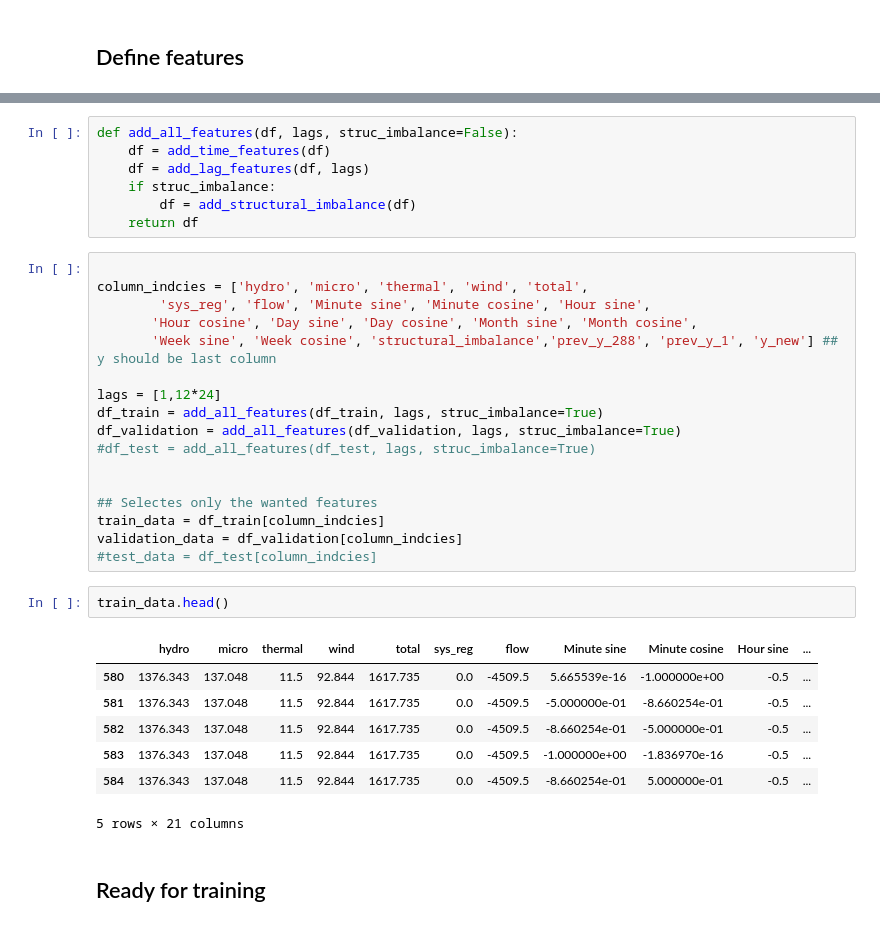
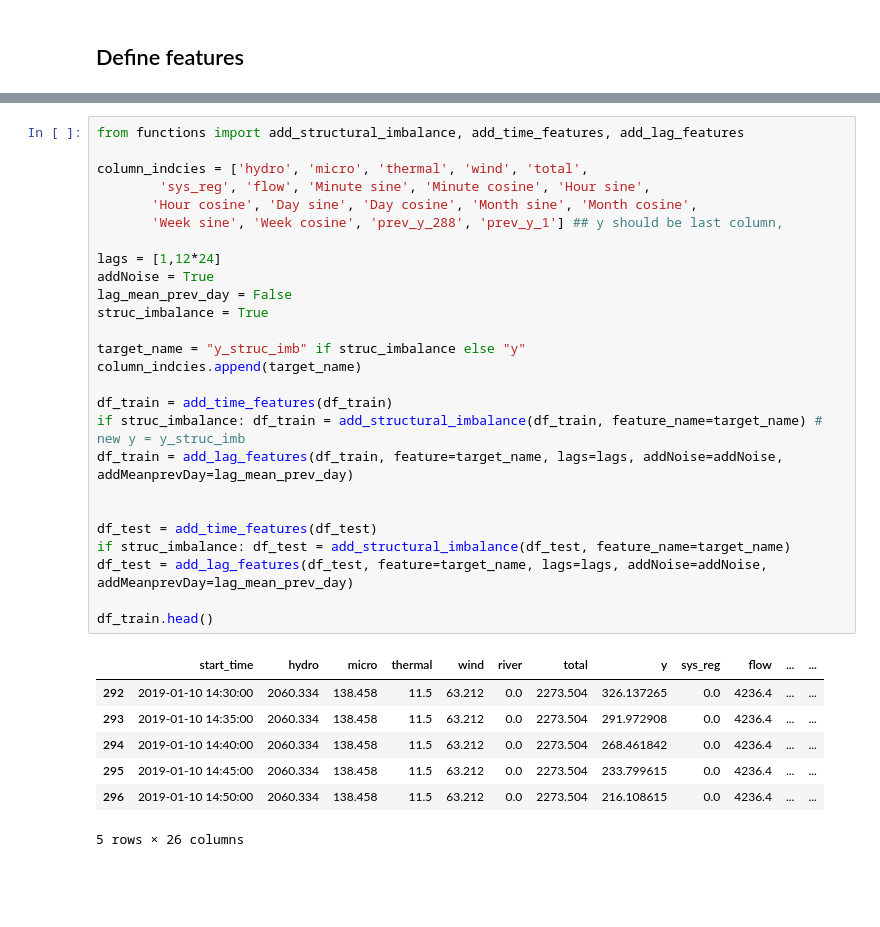
Before and after one commit to Kohmann/DL-power-imbalance-forecasting, a Jupyter notebook: model_training.ipynb, the cells around one changed output, grey strips where cells are left out. Saved outputs shown, nothing was run; the diff lists cells and outputs as text; blank space fills up the shorter version.

```diff
--- a/model_training.ipynb
+++ b/model_training.ipynb
@@ -104,36 +51,34 @@ df_train.head()
-# %%
-def add_all_features(df, lags, struc_imbalance=False):
-    df = add_time_features(df)
-    df = add_lag_features(df, lags)
-    if struc_imbalance:
-        df = add_structural_imbalance(df)
-    return df
 # %%
+from functions import add_structural_imbalance, add_time_features, add_lag_features
 
 column_indcies = ['hydro', 'micro', 'thermal', 'wind', 'total',
         'sys_reg', 'flow', 'Minute sine', 'Minute cosine', 'Hour sine',
        'Hour cosine', 'Day sine', 'Day cosine', 'Month sine', 'Month cosine',
-       'Week sine', 'Week cosine', 'structural_imbalance','prev_y_288', 'prev_y_1', 'y_new'] ## y should be last column
+       'Week sine', 'Week cosine', 'prev_y_288', 'prev_y_1'] ## y should be last column,
 
 lags = [1,12*24]
-df_train = add_all_features(df_train, lags, struc_imbalance=True)
-df_validation = add_all_features(df_validation, lags, struc_imbalance=True)
-#df_test = add_all_features(df_test, lags, struc_imbalance=True)
+addNoise = True
+lag_mean_prev_day = False
+struc_imbalance = True
+
+target_name = "y_struc_imb" if struc_imbalance else "y"
+column_indcies.append(target_name)
+
+df_train = add_time_features(df_train)
+if struc_imbalance: df_train = add_structural_imbalance(df_train, feature_name=target_name) # new y = y_struc_imb
+df_train = add_lag_features(df_train, feature=target_name, lags=lags, addNoise=addNoise, addMeanprevDay=lag_mean_prev_day)
 
 
-## Selectes only the wanted features
-train_data = df_train[column_indcies]
-validation_data = df_validation[column_indcies]
-#test_data = df_test[column_indcies]
+df_test = add_time_features(df_test)
+if struc_imbalance: df_test = add_structural_imbalance(df_test, feature_name=target_name)
+df_test = add_lag_features(df_test, feature=target_name, lags=lags, addNoise=addNoise, addMeanprevDay=lag_mean_prev_day)
+
+df_train.head()
+# %% [output]
+|  | start_time | hydro | micro | thermal | wind | river | total | y | sys_reg | flow | ... | ... |
+| 292 | 2019-01-10 14:30:00 | 2060.334 | 138.458 | 11.5 | 63.212 | 0.0 | 2273.504 | 326.137265 | 0.0 | 4236.4 | ... | ... |
+| 293 | 2019-01-10 14:35:00 | 2060.334 | 138.458 | 11.5 | 63.212 | 0.0 | 2273.504 | 291.972908 | 0.0 | 4236.4 | ... | ... |
+| 294 | 2019-01-10 14:40:00 | 2060.334 | 138.458 | 11.5 | 63.212 | 0.0 | 2273.504 | 268.461842 | 0.0 | 4236.4 | ... | ... |
+| 295 | 2019-01-10 14:45:00 | 2060.334 | 138.458 | 11.5 | 63.212 | 0.0 | 2273.504 | 233.799615 | 0.0 | 4236.4 | ... | ... |
+| 296 | 2019-01-10 14:50:00 | 2060.334 | 138.458 | 11.5 | 63.212 | 0.0 | 2273.504 | 216.108615 | 0.0 | 4236.4 | ... | ... |
+5 rows × 26 columns
-# %%
-train_data.head()
-# %% [output]
-|  | hydro | micro | thermal | wind | total | sys_reg | flow | Minute sine | Minute cosine | Hour sine | ... |
-| 580 | 1376.343 | 137.048 | 11.5 | 92.844 | 1617.735 | 0.0 | -4509.5 | 5.665539e-16 | -1.000000e+00 | -0.5 | ... |
-| 581 | 1376.343 | 137.048 | 11.5 | 92.844 | 1617.735 | 0.0 | -4509.5 | -5.000000e-01 | -8.660254e-01 | -0.5 | ... |
-| 582 | 1376.343 | 137.048 | 11.5 | 92.844 | 1617.735 | 0.0 | -4509.5 | -8.660254e-01 | -5.000000e-01 | -0.5 | ... |
-| 583 | 1376.343 | 137.048 | 11.5 | 92.844 | 1617.735 | 0.0 | -4509.5 | -1.000000e+00 | -1.836970e-16 | -0.5 | ... |
-| 584 | 1376.343 | 137.048 | 11.5 | 92.844 | 1617.735 | 0.0 | -4509.5 | -8.660254e-01 | 5.000000e-01 | -0.5 | ... |
-5 rows × 21 columns
-# %% [markdown]
-## Ready for training
```
Also changed, not shown: parts of 14 cells of this notebook, 1 other file.
